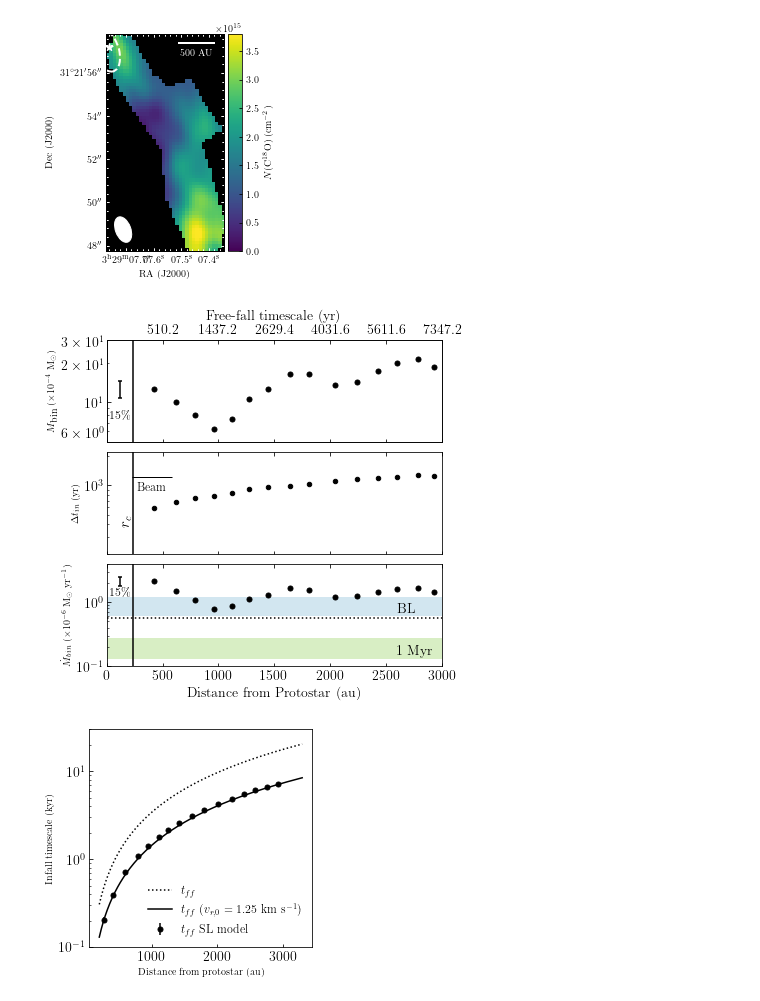
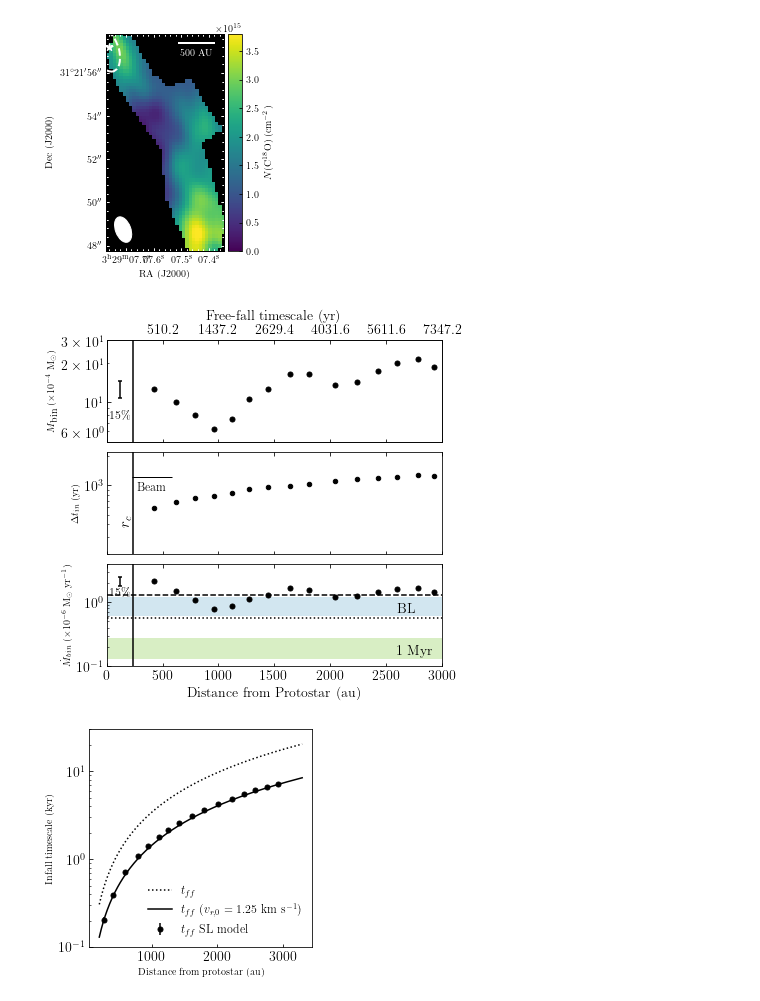
Before and after one commit to tere-valdivia/Per-emb-50_results, a Jupyter notebook: Data_figures.ipynb, the cells around one changed output. Drawn from its saved outputs; the diff is of its cells as text; code cells hidden in the pictures.

```diff
--- a/Data_figures.ipynb
+++ b/Data_figures.ipynb
@@ -1795,6 +1794,7 @@ ax3.annotate('BL', (2600, 0.7), xycoords='data')
 ax3.annotate('1 Myr', (2600, 0.15), xycoords='data')
 ax3.tick_params(axis='x', which='both', bottom=True, top=True, labelbottom=True)
 ax3.axhline(5.6e-1, color='k', linestyle='dotted')
+ax3.axhline(1.3, color='k', linestyle='dashed')
 
 
 new_tick_locations = np.array([500, 1000, 1500, 2000, 2500, 3000])
@@ -1810,34 +1810,34 @@ ax.hlines(((masseskink*1e4)[0]*(1-uncert), (masseskink*1e4)[0]*(1+uncert)), 100,
 ax.annotate(str(int(uncert*100))+'\%', (30, 7.5), xycoords='data', size=12)
 ax1_double = ax.twiny()
 ax1_double.set_xticks(new_tick_locations)
 ax1_double.set_xlabel('Free-fall timescale (yr)')
 ax1_double.set_xticklabels(tick_function(new_tick_locations))
 
 ax2 = fig.add_subplot(312, sharex=ax3)
 ax2.scatter(binradiikink, deltatlist, s=20, facecolors='k', edgecolors='k')
 ax2.set_ylabel(r'$\Delta t_{in}$ (yr)', fontsize=10)
 ax2.set_yscale('log')
 ax2.set_ylim([200,2200])
 ax2.axvline(237.5, color='k')
 ax2.tick_params(axis='x', which='both', bottom=True, top=True, labelbottom=False)
 ax2.text(100,400, r'$r_c$', size=15, rotation=90, color='k')
 
 # scalebar
 scalebar = AnchoredSizeBar(ax.transData,
                           360, 'Beam', 'upper left',
                            pad=2,
                            color='k',
                            frameon=False,
                            size_vertical=0,
                            sep=3,
                            fontproperties=fontprops)
 ax2.add_artist(scalebar)
 fig.subplots_adjust(hspace=0.1)
 
 if saveaction:
   fig.savefig(savefile, dpi=300, bbox_inches='tight')
 # %% [output]
-[figure, old version]
+[figure, new version]
 # %%
 # needs the previous box to be run
 saveaction = 0
```
Also changed, not shown: parts of 1 cell of this notebook, 8 other files.
